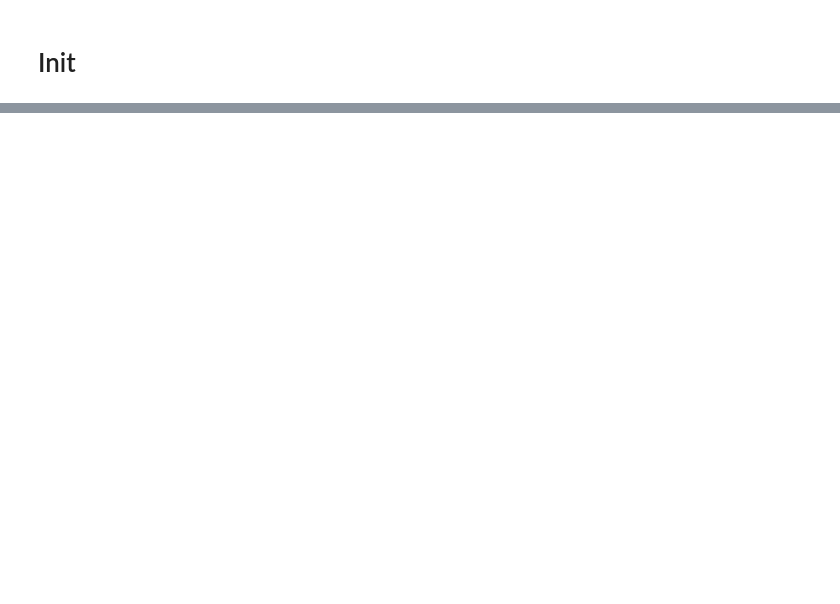
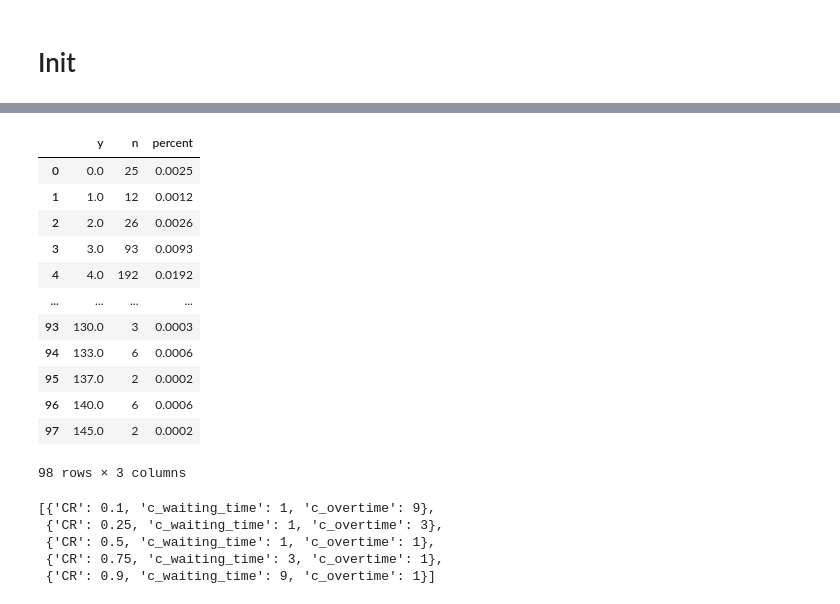
Before and after one commit to FelixGSchmidt/dddex_experiments, a Jupyter notebook: PatientScheduling/Code/_Experiment.ipynb, the cells around one changed output, grey strips where cells are left out. Cells and saved outputs as stored; diff of their text form; code cells hidden in the pictures; blank space fills up the shorter version.

```diff
--- a/PatientScheduling/Code/_Experiment.ipynb
+++ b/PatientScheduling/Code/_Experiment.ipynb
@@ -87,0 +836,5 @@ schedule, times, status, solutions, gap = result
+# %%
+# Load data
+Y_data = pd.read_csv('/home/fesc/dddex/PatientScheduling/Data/Y_data.csv')
+X_data = pd.read_csv('/home/fesc/dddex/PatientScheduling/Data/X_data.csv')
+ID_data = pd.read_csv('/home/fesc/dddex/PatientScheduling/Data/ID_data.csv')
@@ -87,0 +1000,31 @@ schedule, times, status, solutions, gap = result
+# %%
+# Generate K scenarios
+scenarios = []
+
+# Timer
+scenarios_st_exec = time.time()
+scenarios_st_cpu = time.process_time()
+
+# Draw
+for k in range(K):
+
+    # For each patient
+    scenario = []
+    for j in range(M):
+
+        # Weighted samples
+        weights = conditionalDistribution[j][0]
+        samples = conditionalDistribution[j][1]
+
+        # Add scenario for patient j
+        scenario += [np.random.choice(samples.flatten(), p=weights.flatten())]
+
+    # Add scenarios
+    scenarios += [scenario]
+
+# Scenarios
+scenarios = np.array(scenarios)
+
+# Timer
+scenarios_exec_time_sec = time.time()-scenarios_st_exec
+scenarios_cpu_time_sec = time.process_time()-scenarios_st_cpu
@@ -87,0 +1071,28 @@ schedule, times, status, solutions, gap = result
+# %%
+check = pd.DataFrame({'y': scenarios[:,16], 'n': 1}).groupby('y').agg({'n': sum}).reset_index()
+# %%
+check['percent'] = check['n']/K
+# %%
+check
+# %% [output]
+|  | y | n | percent |
+| 0 | 0.0 | 25 | 0.0025 |
+| 1 | 1.0 | 12 | 0.0012 |
+| 2 | 2.0 | 26 | 0.0026 |
+| 3 | 3.0 | 93 | 0.0093 |
+| 4 | 4.0 | 192 | 0.0192 |
+| ... | ... | ... | ... |
+| 93 | 130.0 | 3 | 0.0003 |
+| 94 | 133.0 | 6 | 0.0006 |
+| 95 | 137.0 | 2 | 0.0002 |
+| 96 | 140.0 | 6 | 0.0006 |
+| 97 | 145.0 | 2 | 0.0002 |
+98 rows × 3 columns
+# %%
+cost_params
+# %% [output]
+[{'CR': 0.1, 'c_waiting_time': 1, 'c_overtime': 9},
+ {'CR': 0.25, 'c_waiting_time': 1, 'c_overtime': 3},
+ {'CR': 0.5, 'c_waiting_time': 1, 'c_overtime': 1},
+ {'CR': 0.75, 'c_waiting_time': 3, 'c_overtime': 1},
+ {'CR': 0.9, 'c_waiting_time': 9, 'c_overtime': 1}]
```
Also changed, not shown: parts of 105 cells of this notebook, 3 other files.
